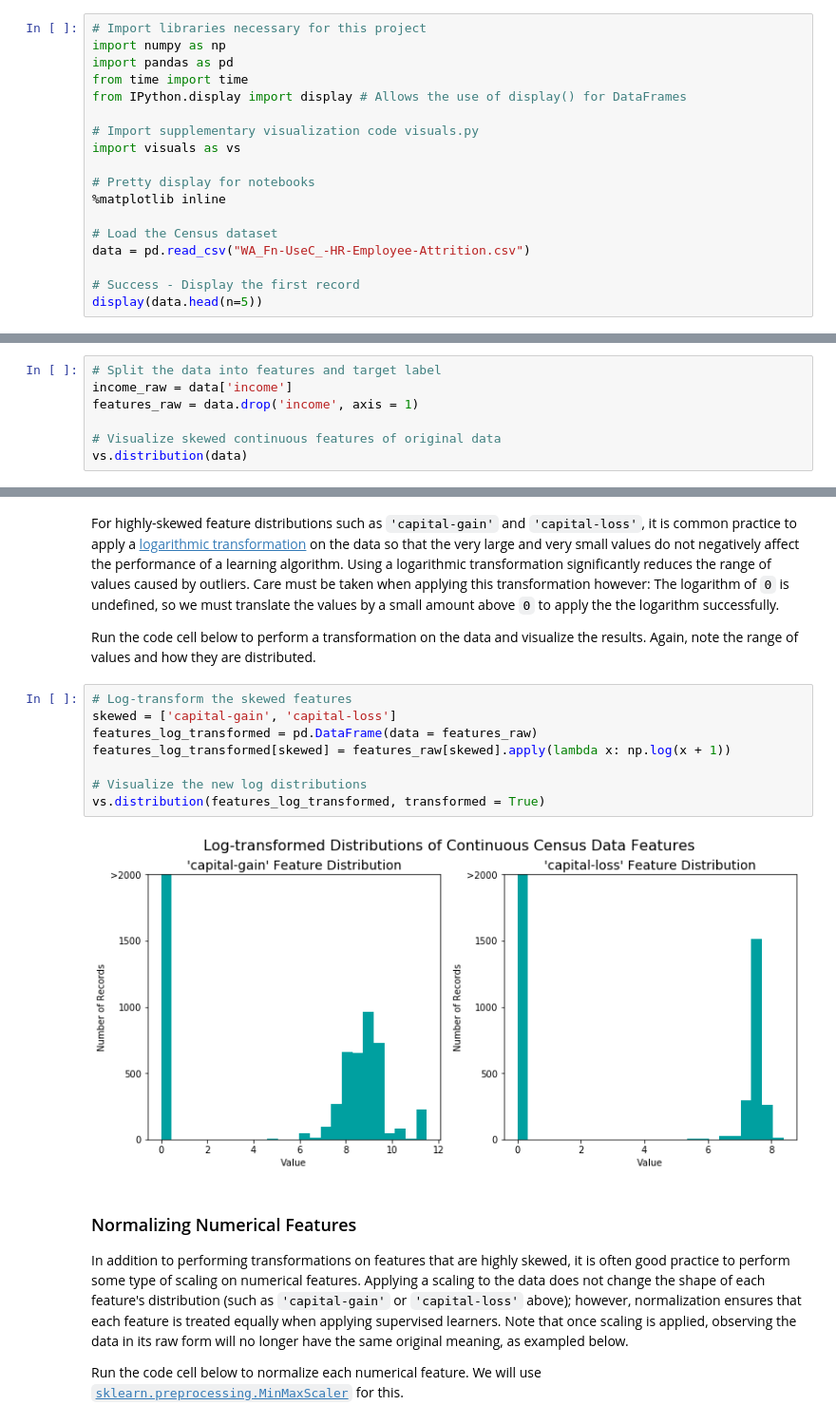
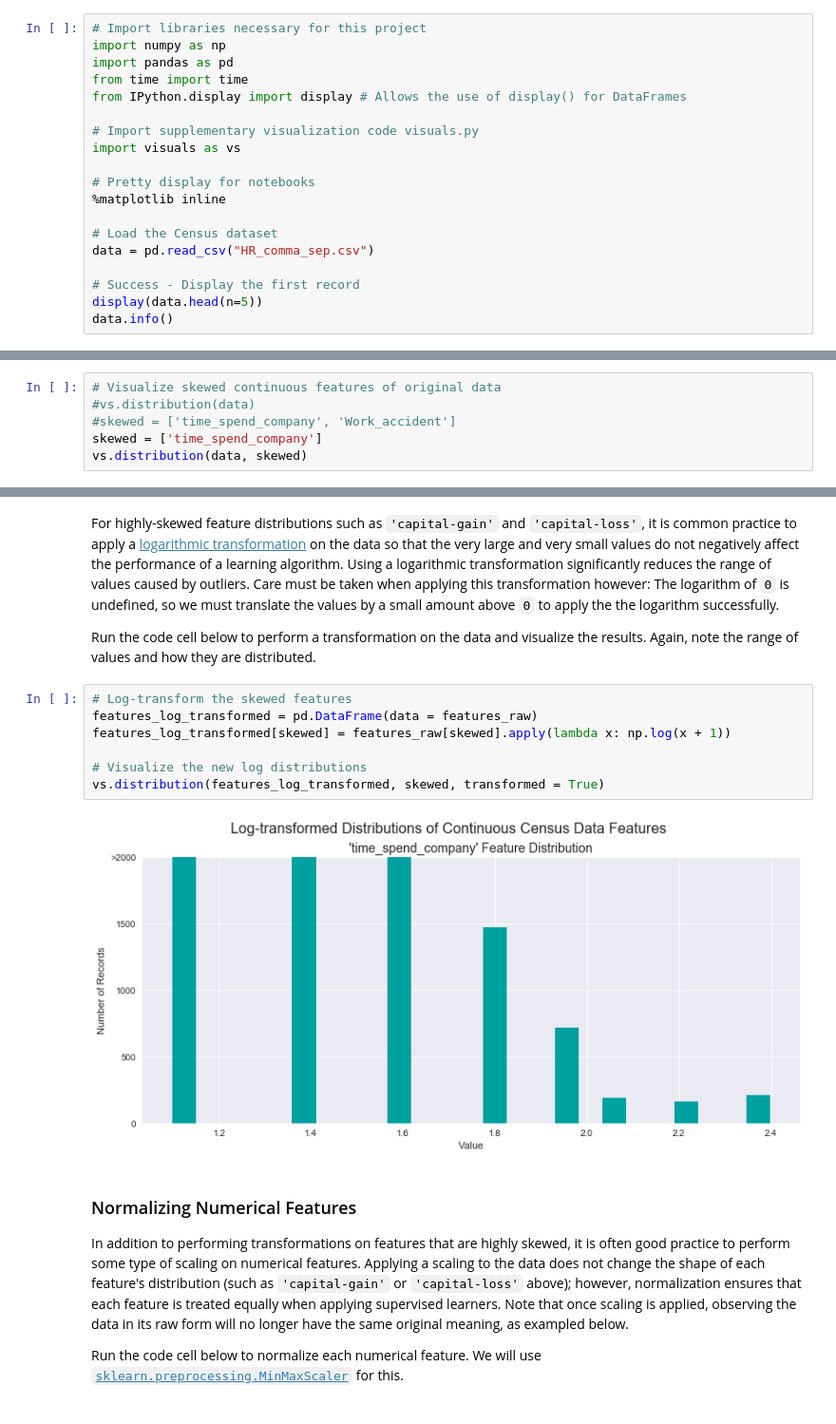
Before and after one commit to ivantpe/test_jupyter, a Jupyter notebook: my_capstone/my_capstone.ipynb, the cells around one changed output, grey strips where cells are left out. Shown at 95% size. Cells and saved outputs as stored; diff of their text form.

```diff
--- a/my_capstone/my_capstone.ipynb
+++ b/my_capstone/my_capstone.ipynb
@@ -151,8 +62,9 @@ import visuals as vs
 %matplotlib inline
 
 # Load the Census dataset
-data = pd.read_csv("WA_Fn-UseC_-HR-Employee-Attrition.csv")
+data = pd.read_csv("HR_comma_sep.csv")
 
 # Success - Display the first record
 display(data.head(n=5))
+data.info()
 # %% [output]
@@ -226,8 +240,7 @@ Run the code cell below to plot a histogram of these two features. Note the rang
 # %%
-# Split the data into features and target label
-income_raw = data['income']
-features_raw = data.drop('income', axis = 1)
-
 # Visualize skewed continuous features of original data
-vs.distribution(data)
+#vs.distribution(data)
+#skewed = ['time_spend_company', 'Work_accident']
+skewed = ['time_spend_company']
+vs.distribution(data, skewed)
 # %% [output]
@@ -238,14 +251,13 @@ For highly-skewed feature distributions such as `'capital-gain'` and `'capital-l
 Run the code cell below to perform a transformation on the data and visualize the results. Again, note the range of values and how they are distributed.
 # %%
 # Log-transform the skewed features
-skewed = ['capital-gain', 'capital-loss']
 features_log_transformed = pd.DataFrame(data = features_raw)
 features_log_transformed[skewed] = features_raw[skewed].apply(lambda x: np.log(x + 1))
 
 # Visualize the new log distributions
-vs.distribution(features_log_transformed, transformed = True)
+vs.distribution(features_log_transformed, skewed, transformed = True)
 # %% [output]
-[figure, old version]
+[figure, new version]
 # %% [markdown]
 ### Normalizing Numerical Features
 In addition to performing transformations on features that are highly skewed, it is often good practice to perform some type of scaling on numerical features. Applying a scaling to the data does not change the shape of each feature's distribution (such as `'capital-gain'` or `'capital-loss'` above); however, normalization ensures that each feature is treated equally when applying supervised learners. Note that once scaling is applied, observing the data in its raw form will no longer have the same original meaning, as exampled below.
```
Also changed, not shown: parts of 19 cells of this notebook, 10 other files.
